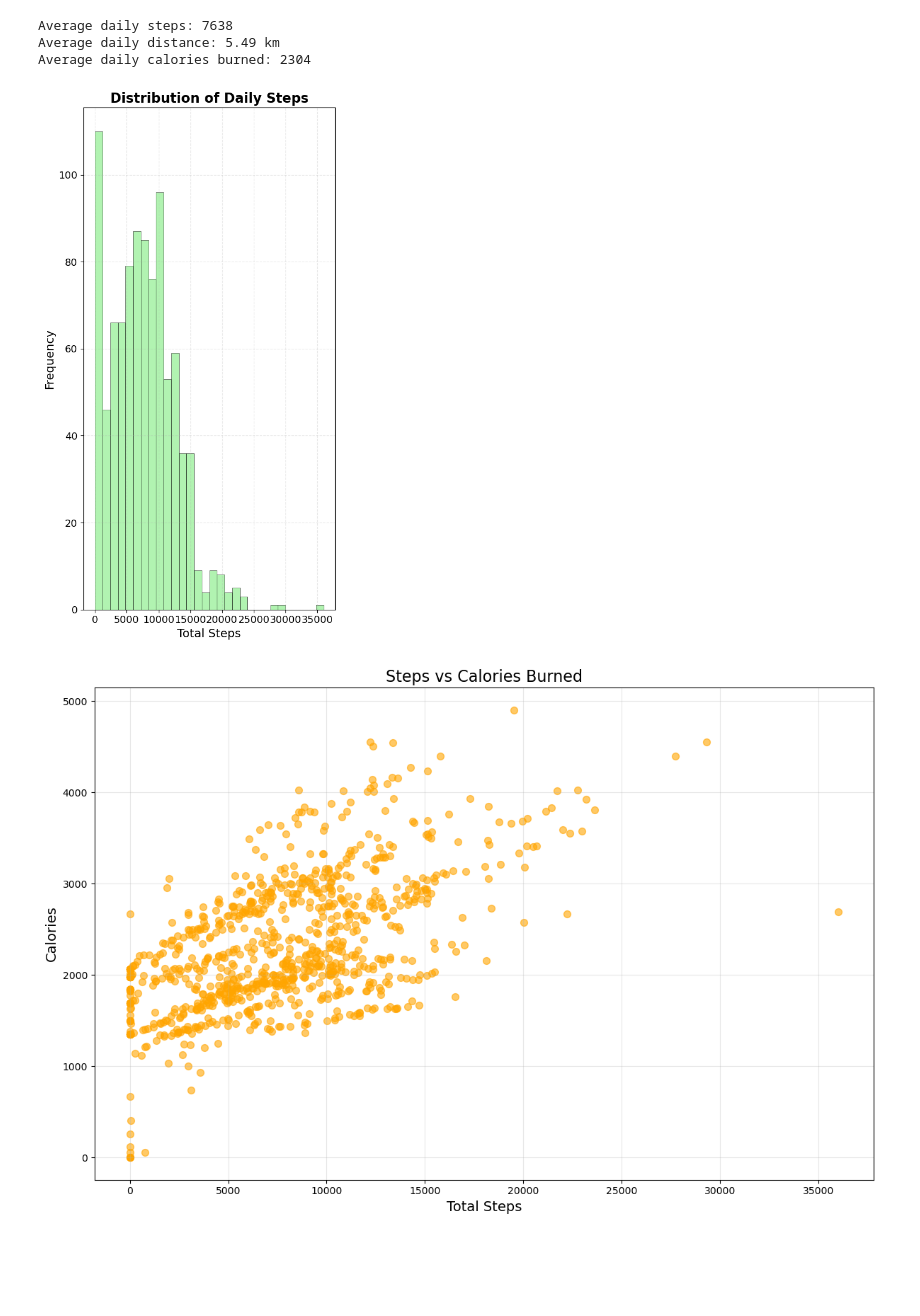
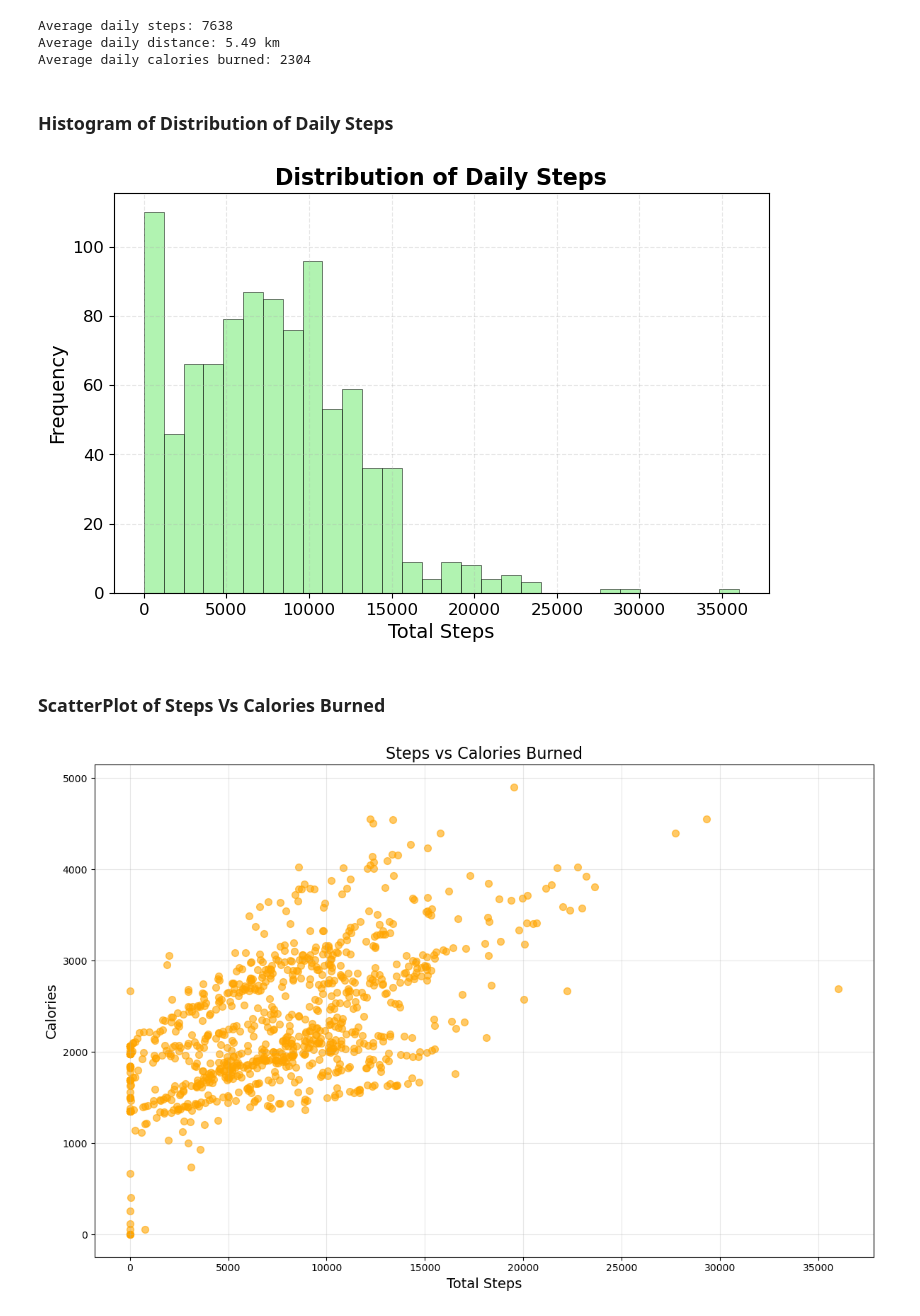
Before and after one commit to shashankrawt-wq/BellaBeat_case_Study_analysis, a Jupyter notebook: BellabeatCaseStudy.ipynb, the cells around one changed output. Drawn from its saved outputs; the diff is of its cells as text; code cells hidden in the pictures; blank space fills up the shorter version.

```diff
--- a/BellabeatCaseStudy.ipynb
+++ b/BellabeatCaseStudy.ipynb
@@ -105,23 +116,27 @@ print(f"Average daily calories burned: {avg_calories:.0f}")
 Average daily steps: 7638
 Average daily distance: 5.49 km
 Average daily calories burned: 2304
+# %% [markdown]
+### Histogram of Distribution of Daily Steps
 # %%
+
 plt.figure(figsize=(15, 10))
-
-plt.subplot(1, 3, 1)
+plt.subplot(2, 2, 1)
 plt.hist(df['TotalSteps'], bins=30, color='LightGreen', alpha=0.7, edgecolor='black', linewidth=0.5)
 plt.title('Distribution of Daily Steps', fontsize=16, fontweight='bold')
 plt.xlabel('Total Steps', fontsize=14)
 plt.ylabel('Frequency', fontsize=14)
 plt.grid(True, alpha=0.3, linestyle='--')
 plt.xticks(fontsize=12)
 plt.yticks(fontsize=12)
 
 # Adjust layout to prevent overlapping
 plt.tight_layout(pad=3.0)
 plt.show()
 # %% [output]
-[figure, old version]
+[figure, new version]
+# %% [markdown]
+### ScatterPlot of  Steps Vs Calories Burned
 # %%
 plt.figure(figsize=(12, 8))
 plt.scatter(df['TotalSteps'], df['Calories'], alpha=0.6, color='orange', s=50)
```
Also changed, not shown: parts of 23 cells of this notebook.
